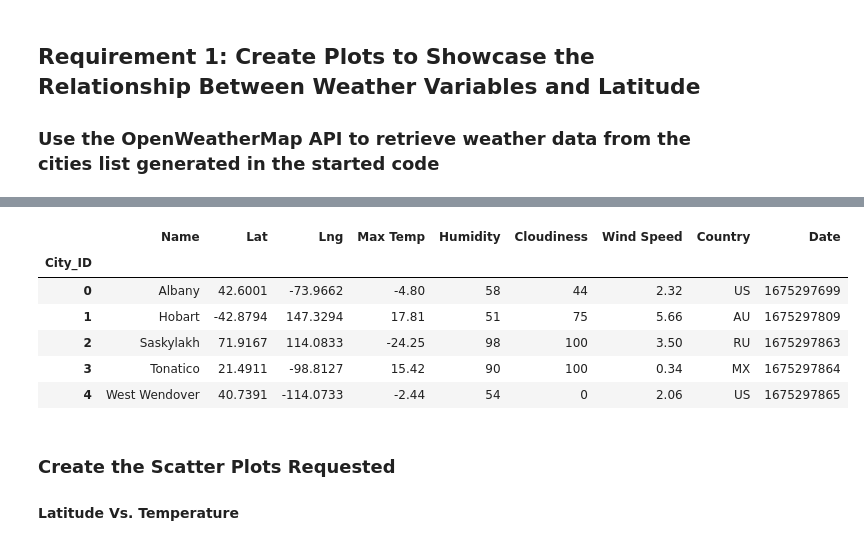
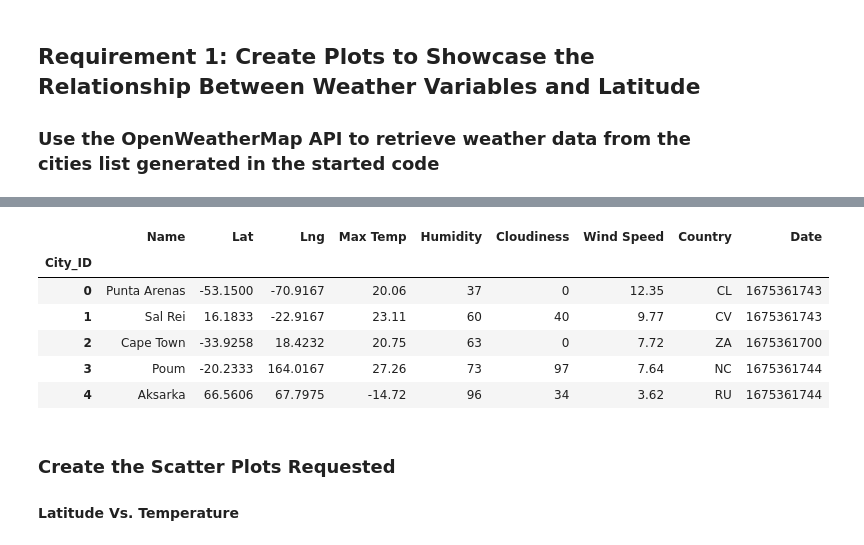
Before and after one commit to gustavo-cupertino/python-api-challenge, a Jupyter notebook: WeatherPy/WeatherPy_Solved_GP.ipynb, the cells around one changed output, grey strips where cells are left out. Drawn from its saved outputs; the diff is of its cells as text; code cells hidden in the pictures.

```diff
--- a/WeatherPy/WeatherPy_Solved_GP.ipynb
+++ b/WeatherPy/WeatherPy_Solved_GP.ipynb
@@ -178,17 +178,17 @@ city_data_df.to_csv("Starter_Code/output_data/cities.csv", index_label="City_ID"
 # %%
 # Read saved data
-city_data_df = pd.read_csv("Starter_Code/output_data/cities.csv", index_col="City_ID")
+city_data_df = pd.read_csv("output_data/cities.csv", index_col="City_ID")
 
 # Display sample data
 city_data_df.head()
 # %% [output]
 |  | Name | Lat | Lng | Max Temp | Humidity | Cloudiness | Wind Speed | Country | Date |
 | City_ID |  |  |  |  |  |  |  |  |  |
-| 0 | Albany | 42.6001 | -73.9662 | -4.80 | 58 | 44 | 2.32 | US | 1675297699 |
-| 1 | Hobart | -42.8794 | 147.3294 | 17.81 | 51 | 75 | 5.66 | AU | 1675297809 |
-| 2 | Saskylakh | 71.9167 | 114.0833 | -24.25 | 98 | 100 | 3.50 | RU | 1675297863 |
-| 3 | Tonatico | 21.4911 | -98.8127 | 15.42 | 90 | 100 | 0.34 | MX | 1675297864 |
-| 4 | West Wendover | 40.7391 | -114.0733 | -2.44 | 54 | 0 | 2.06 | US | 1675297865 |
+| 0 | Punta Arenas | -53.1500 | -70.9167 | 20.06 | 37 | 0 | 12.35 | CL | 1675361743 |
+| 1 | Sal Rei | 16.1833 | -22.9167 | 23.11 | 60 | 40 | 9.77 | CV | 1675361743 |
+| 2 | Cape Town | -33.9258 | 18.4232 | 20.75 | 63 | 0 | 7.72 | ZA | 1675361700 |
+| 3 | Poum | -20.2333 | 164.0167 | 27.26 | 73 | 97 | 7.64 | NC | 1675361744 |
+| 4 | Aksarka | 66.5606 | 67.7975 | -14.72 | 96 | 34 | 3.62 | RU | 1675361744 |
 # %% [markdown]
 ### Create the Scatter Plots Requested
 
```
Also changed, not shown: parts of 29 cells of this notebook, 7 other files.
